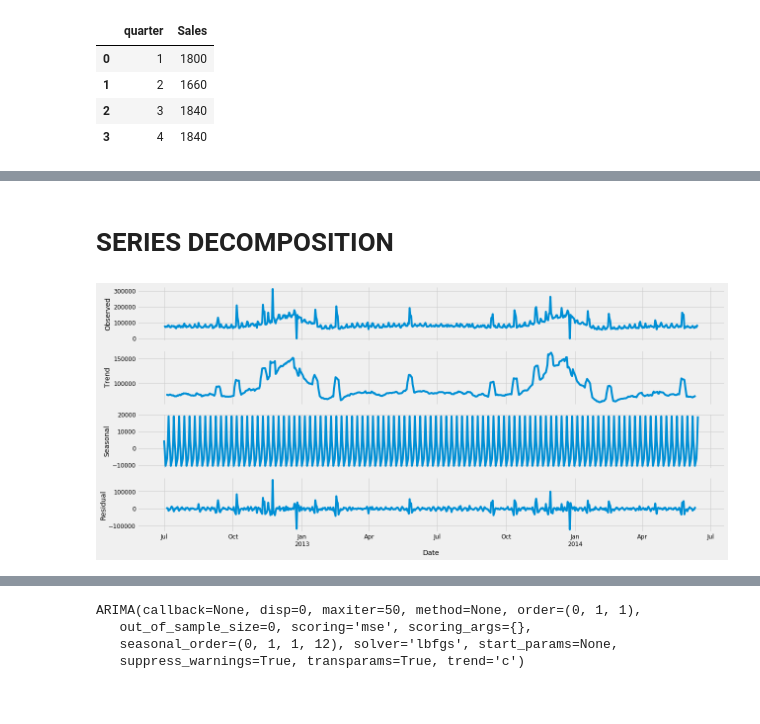
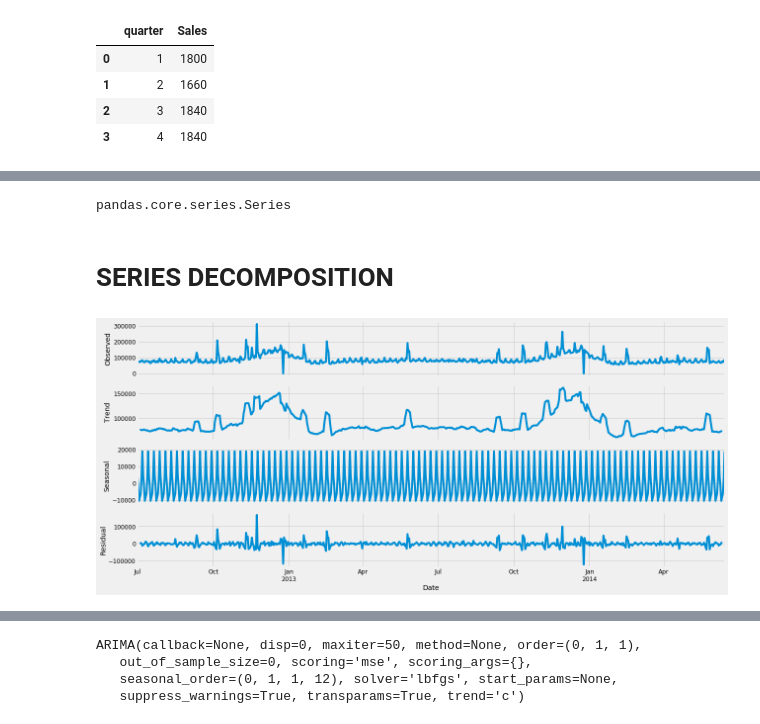
Before and after one commit to srjit/sales-time-series-analysis, a Jupyter notebook: src/models/Time series with Arima.ipynb, the cells around one changed output, grey strips where cells are left out. Drawn from its saved outputs; the diff is of its cells as text; code cells hidden in the pictures.

```diff
--- a/src/models/Time series with Arima.ipynb
+++ b/src/models/Time series with Arima.ipynb
@@ -13,7 +13,7 @@ matplotlib.rcParams['xtick.labelsize'] = 12
 matplotlib.rcParams['ytick.labelsize'] = 12
 matplotlib.rcParams['text.color'] = 'k'
 # %%
-df_sales = pd.read_csv("./Sales_Multiseries_training.csv")
+df_sales = pd.read_csv("../../data/Sales_Multiseries_training.csv")
 # %%
 df_sales.head()
 # %% [output]
@@ -174 +135,5 @@ Name: Sales, Length: 714, dtype: float64
+# %%
+type(d3)
+# %% [output]
+pandas.core.series.Series
 # %%
@@ -177,12 +142,11 @@ d4
 # %% [markdown]
 # SERIES DECOMPOSITION
 # %%
-
 from pylab import rcParams
 rcParams['figure.figsize'] = 18, 8
-decomposition = sm.tsa.seasonal_decompose(d3, model="additive", filt=None, freq=None)
+decomposition = sm.tsa.seasonal_decompose(d1["Sales"], model="additive", filt=None, freq=None)
 fig = decomposition.plot()
 plt.show()
 # %% [output]
-[figure, old version]
+[figure, new version]
 # %%
```
Also changed, not shown: parts of 23 cells of this notebook, 4 other files.
